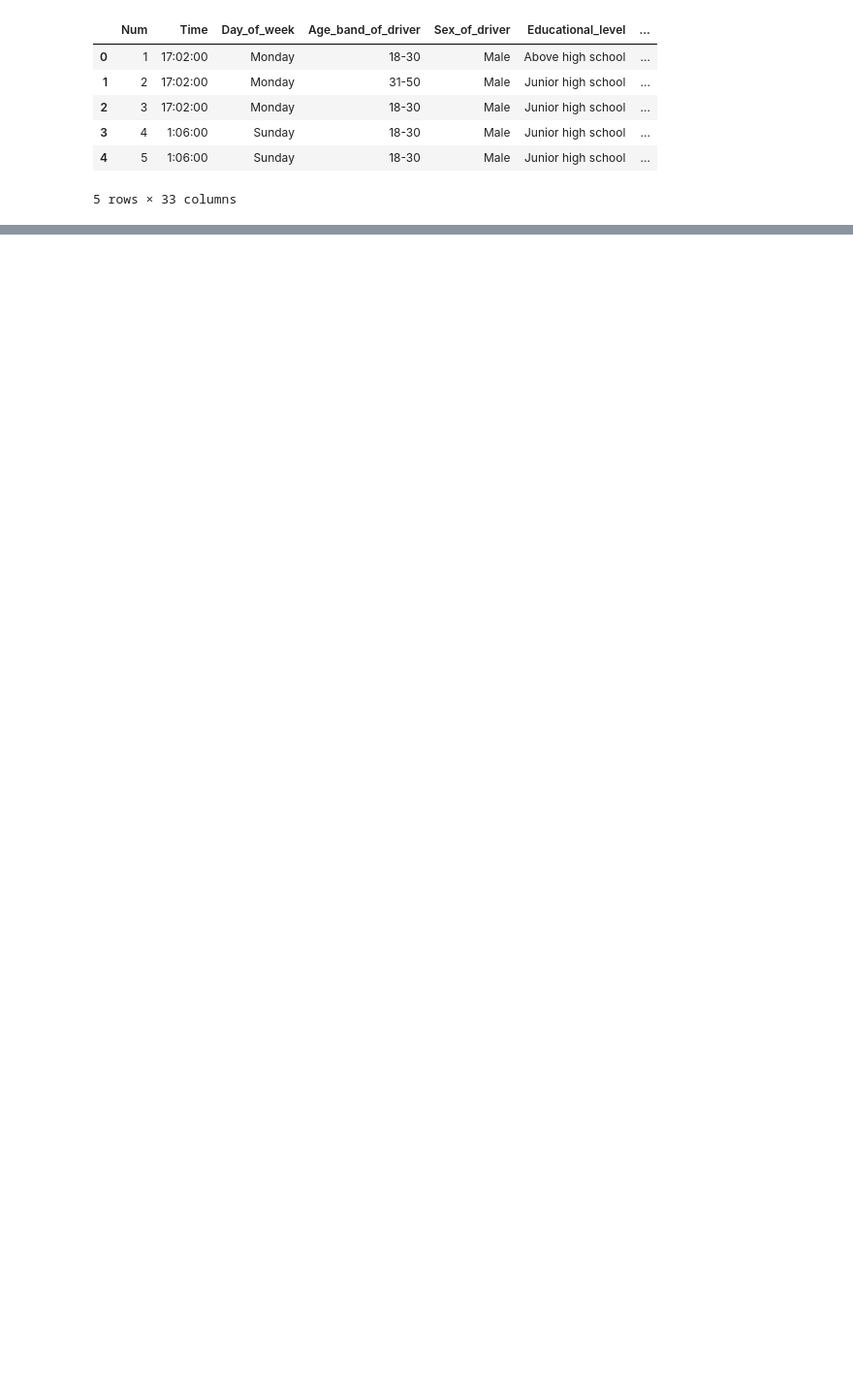
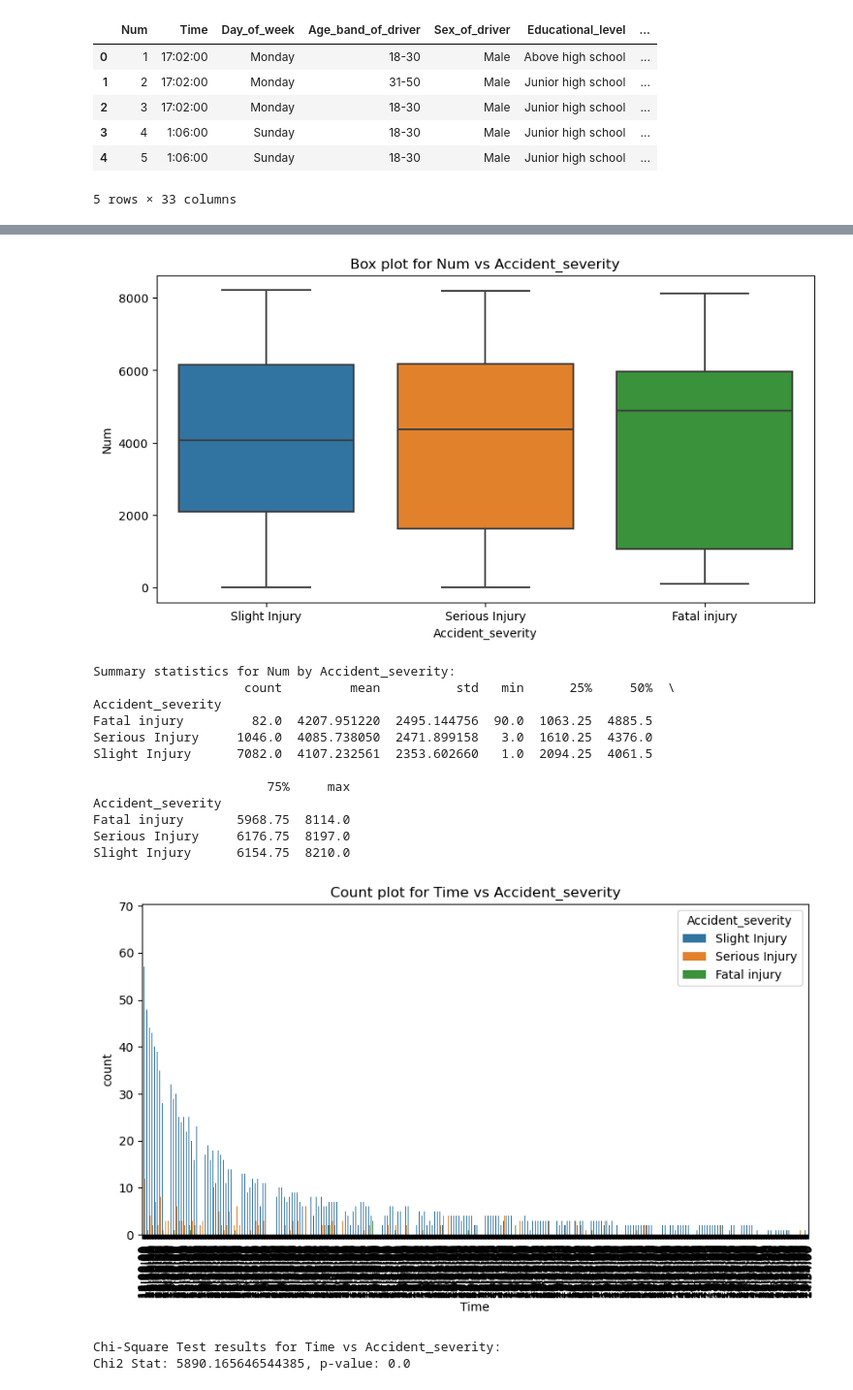
Before and after one commit to junclemente/ADS502-FinalProject, a Jupyter notebook: matt/eda.ipynb, the cells around one changed output, grey strips where cells are left out. Shown at 97% size. Drawn from its saved outputs; the diff is of its cells as text; code cells hidden in the pictures; blank space fills up the shorter version.

```diff
--- a/matt/eda.ipynb
+++ b/matt/eda.ipynb
@@ -25,0 +209,42 @@ print(len(set1), set1)
+# %%
+for column in df_matt_cleaned.columns:
+    if column != 'Accident_severity':
+        if df_matt_cleaned[column].dtype == 'object':
+            plt.figure(figsize=(10, 5))
+            sns.countplot(data=df_matt_cleaned, x=column, hue='Accident_severity', order=df_matt_cleaned[column].value_counts().index)
+            plt.xticks(rotation=90)
+            plt.title(f"Count plot for {column} vs Accident_severity")
+            plt.show()
+
+
+            cross_tab = pd.crosstab(df_matt_cleaned[column], df_matt_cleaned['Accident_severity'])
+            chi2_stat, p_val, dof, ex = chi2_contingency(cross_tab)
+            print(f"\nChi-Square Test results for {column} vs Accident_severity:")
+            print(f"Chi2 Stat: {chi2_stat}, p-value: {p_val}\n")
+
+        elif pd.api.types.is_numeric_dtype(df_matt_cleaned[column]):
+            plt.figure(figsize=(10, 5))
+            sns.boxplot(data=df_matt_cleaned, x='Accident_severity', y=column)
+            plt.title(f"Box plot for {column} vs Accident_severity")
+            plt.show()
+
+
+            print(f"\nSummary statistics for {column} by Accident_severity:")
+            print(df_matt_cleaned.groupby('Accident_severity')[column].describe(), "\n")
+# %% [output]
+[figure, added]
+Summary statistics for Num by Accident_severity:
+                    count         mean          std   min      25%     50%  \
+Accident_severity
+Fatal injury         82.0  4207.951220  2495.144756  90.0  1063.25  4885.5
+Serious Injury     1046.0  4085.738050  2471.899158   3.0  1610.25  4376.0
+Slight Injury      7082.0  4107.232561  2353.602660   1.0  2094.25  4061.5
+
+                       75%     max
+Accident_severity
+Fatal injury       5968.75  8114.0
+Serious Injury     6176.75  8197.0
+Slight Injury      6154.75  8210.0
+[figure, added]
+Chi-Square Test results for Time vs Accident_severity:
+Chi2 Stat: 5890.165646544385, p-value: 0.0
```
Also changed, not shown: parts of 19 cells of this notebook.
